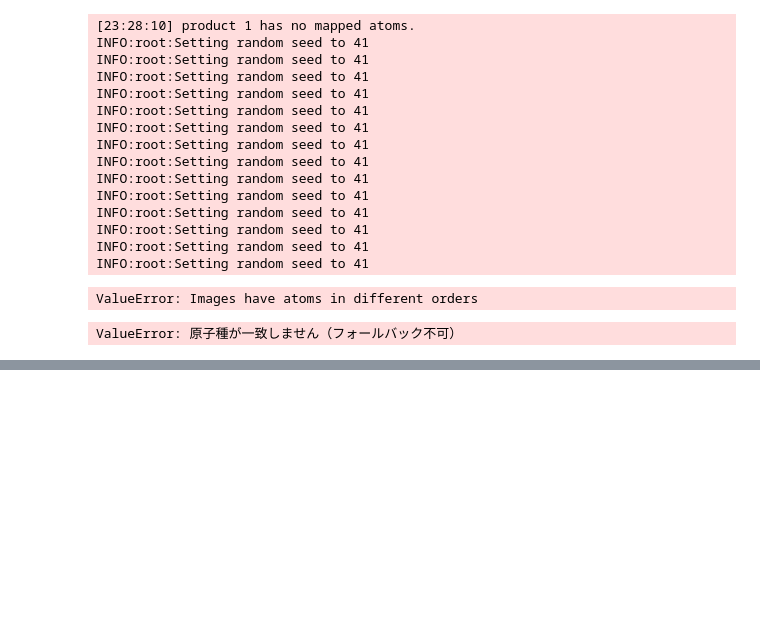
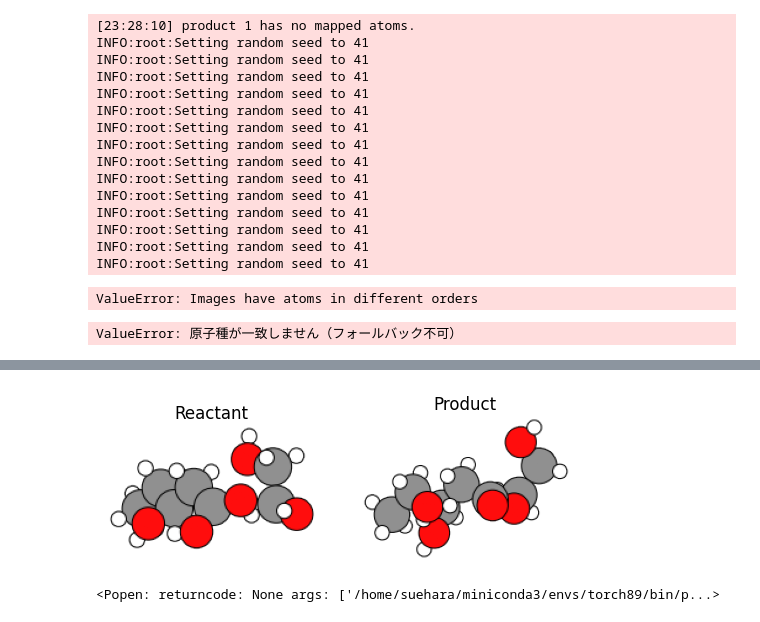
Before and after one commit to poteto0716/polymer_smiles, a Jupyter notebook: code/01.step_polymerization.ipynb, the cells around one changed output, grey strips where cells are left out. Cells and saved outputs as stored; diff of their text form; code cells hidden in the pictures; blank space fills up the shorter version.

```diff
--- a/code/01.step_polymerization.ipynb
+++ b/code/01.step_polymerization.ipynb
@@ -838,0 +750,26 @@ ValueError: Images have atoms in different orders
+# %%
+from ase.io import write
+from IPython.display import Image
+import matplotlib.pyplot as plt
+import matplotlib.image as mpimg
+
+write("./curtius_react.png", react_atoms, rotation="0x,0y,0z")
+write("./curtius_prod.png", prod_atoms, rotation="0x,0y,0z")
+
+fig, axes = plt.subplots(1, 2, figsize=(6, 3))
+ax0, ax1 = axes
+ax0.imshow(mpimg.imread("./curtius_react.png"))
+ax0.set_axis_off()
+ax0.set_title("Reactant")
+ax1.imshow(mpimg.imread("./curtius_prod.png"))
+ax1.set_axis_off()
+ax1.set_title("Product")
+fig.show()
+# %% [output]
+[figure, added]
+# %%
+from ase.visualize import view
+
+view([react_atoms, prod_atoms], representations=["ball+stick"], replace_structure=True)
+# %% [output]
+<Popen: returncode: None args: ['/home/suehara/miniconda3/envs/torch89/bin/p...>
```
Also changed, not shown: parts of 3 cells of this notebook, 6 other files.
